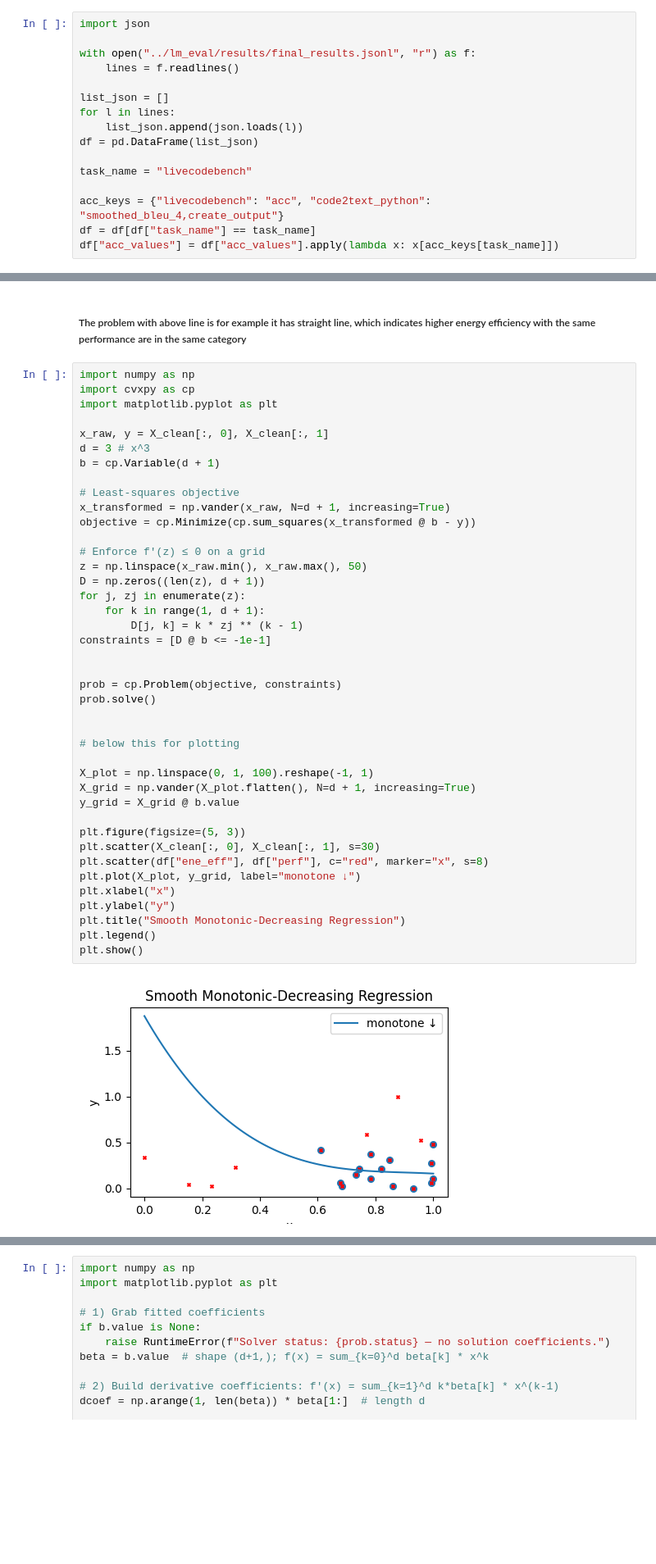
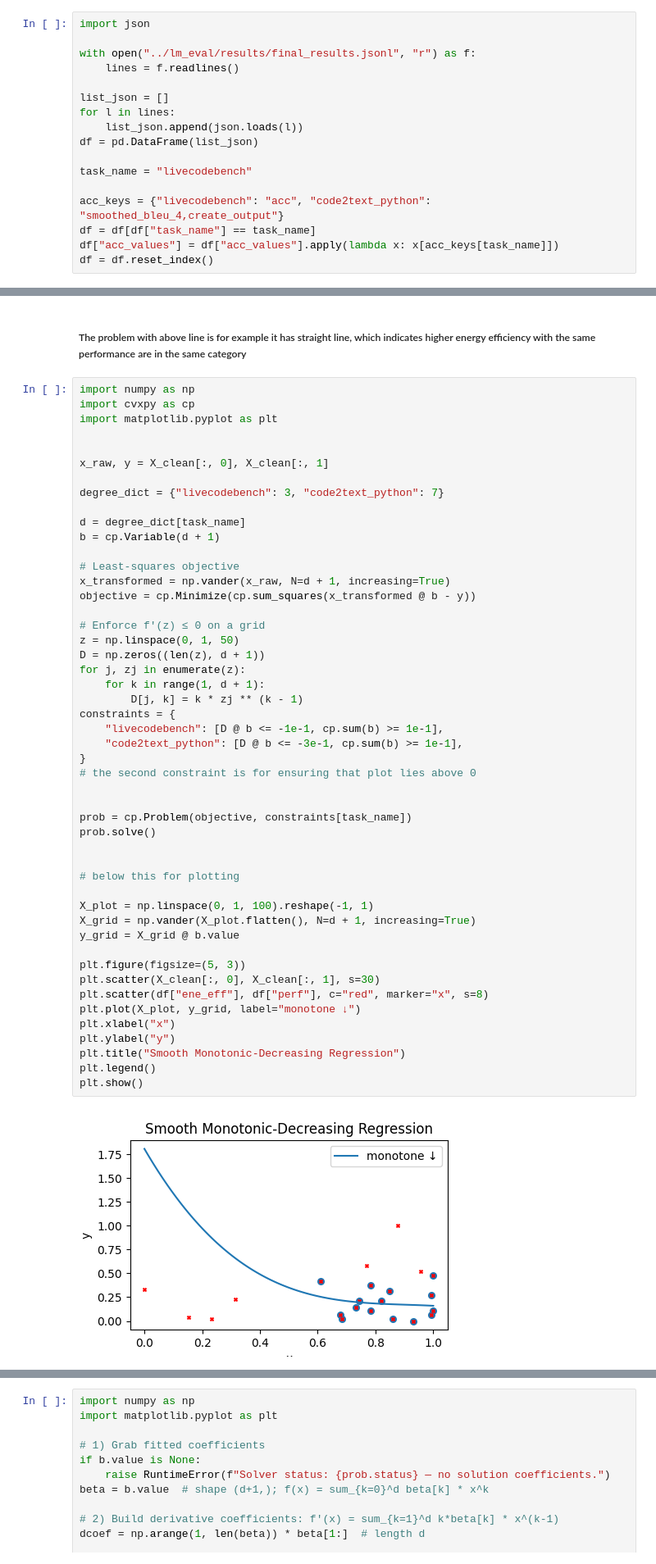
Before and after one commit to SMART-Dal/LLM-Sustainability-Rater, a Jupyter notebook: llm_labeling/rating_llms.ipynb, the cells around one changed output, grey strips where cells are left out. Shown: that part at 82% size. Saved outputs shown, nothing was run; the diff lists cells and outputs as text; blank space fills up the shorter version.

Commit message:
fix regression approximation problem at x=1, add a constraint dict for each task, upload their rankings

```diff
--- a/llm_labeling/rating_llms.ipynb
+++ b/llm_labeling/rating_llms.ipynb
@@ -20,6 +20,7 @@ task_name = "livecodebench"
 acc_keys = {"livecodebench": "acc", "code2text_python": "smoothed_bleu_4,create_output"}
 df = df[df["task_name"] == task_name]
 df["acc_values"] = df["acc_values"].apply(lambda x: x[acc_keys[task_name]])
+df = df.reset_index()
 # %%
 def norm_min_max(df: pd.DataFrame, col: str):
     values = df[col]
@@ -266,44 +277,52 @@ import numpy as np
 import cvxpy as cp
 import matplotlib.pyplot as plt
 
+
 x_raw, y = X_clean[:, 0], X_clean[:, 1]
-d = 3 # x^3
+
+degree_dict = {"livecodebench": 3, "code2text_python": 7}
+
+d = degree_dict[task_name]
 b = cp.Variable(d + 1)
 
 # Least-squares objective
 x_transformed = np.vander(x_raw, N=d + 1, increasing=True)
 objective = cp.Minimize(cp.sum_squares(x_transformed @ b - y))
 
 # Enforce f′(z) ≤ 0 on a grid
-z = np.linspace(x_raw.min(), x_raw.max(), 50)
+z = np.linspace(0, 1, 50)
 D = np.zeros((len(z), d + 1))
 for j, zj in enumerate(z):
     for k in range(1, d + 1):
         D[j, k] = k * zj ** (k - 1)
-constraints = [D @ b <= -1e-1]
+constraints = {
+    "livecodebench": [D @ b <= -1e-1, cp.sum(b) >= 1e-1],
+    "code2text_python": [D @ b <= -3e-1, cp.sum(b) >= 1e-1],
+}
+# the second constraint is for ensuring that plot lies above 0
 
 
-prob = cp.Problem(objective, constraints)
+prob = cp.Problem(objective, constraints[task_name])
 prob.solve()
 
 
 # below this for plotting
 
 X_plot = np.linspace(0, 1, 100).reshape(-1, 1)
 X_grid = np.vander(X_plot.flatten(), N=d + 1, increasing=True)
 y_grid = X_grid @ b.value
 
 plt.figure(figsize=(5, 3))
 plt.scatter(X_clean[:, 0], X_clean[:, 1], s=30)
 plt.scatter(df["ene_eff"], df["perf"], c="red", marker="x", s=8)
 plt.plot(X_plot, y_grid, label="monotone ↓")
 plt.xlabel("x")
 plt.ylabel("y")
 plt.title("Smooth Monotonic-Decreasing Regression")
 plt.legend()
 plt.show()
 # %% [output]
-[figure, old version]
+[figure, new version]
 # %%
 b.value
 # %% [output]
```
Also changed, not shown: parts of 5 cells of this notebook, 2 other files.
